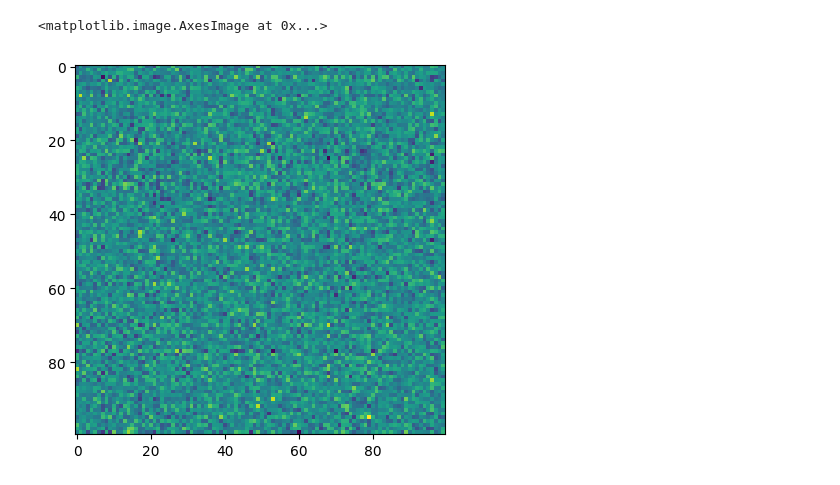
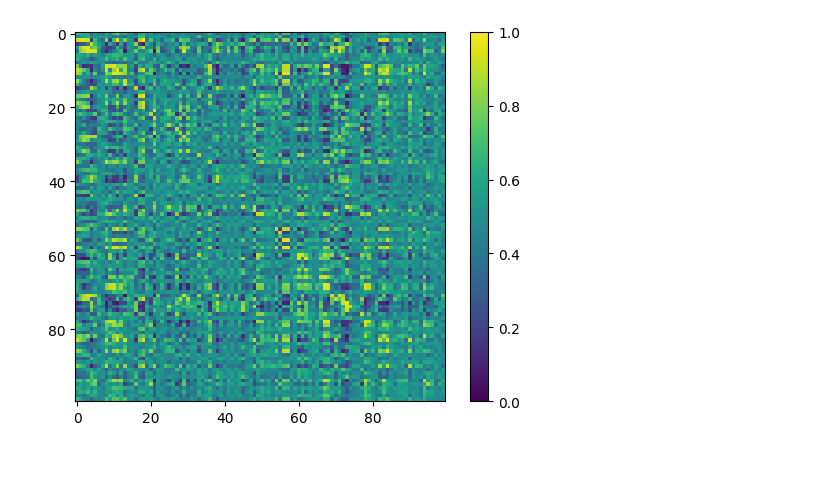
Before and after one commit to stefanpate/rcgnn, a Jupyter notebook: notebooks/mf_rosenthal.ipynb, the cells around one changed output. Saved outputs shown, nothing was run; the diff lists cells and outputs as text; code cells hidden in the pictures.

```diff
--- a/notebooks/mf_rosenthal.ipynb
+++ b/notebooks/mf_rosenthal.ipynb
@@ -24,12 +106,30 @@ class MatrixFactorization(torch.nn.Module):
         super().__init__()
         self.user_factors = torch.nn.Embedding(n_users, n_factors, sparse=False)
         self.item_factors = torch.nn.Embedding(n_items, n_factors, sparse=False)
+        self.user_biases = torch.nn.Embedding(n_users, 1, sparse=False)
+        self.item_biases = torch.nn.Embedding(n_items, 1, sparse=False)
+
+        # self.user_factors.weight = self.scale_embed(self.user_factors.weight)
+        # self.item_factors.weight = self.scale_embed(self.item_factors.weight)
+
+        # torch.nn.init.normal_(self.user_biases.weight, mean=0, std=3e-1)
+        # torch.nn.init.normal_(self.item_biases.weight, mean=0, std=1e-1)
+        # torch.nn.init.normal_(self.user_factors.weight, mean=0, std=1e-1)
+        # torch.nn.init.normal_(self.item_factors.weight, mean=0, std=1e-1)
 
     def forward(self, user, item):
-        return torch.matmul(self.user_factors(user), torch.t(self.item_factors(item)))
+        pred = (self.user_factors(user) * self.item_factors(item)).sum(dim=1, keepdim=True) # + self.user_biases(user) + self.item_biases(item)
+        return pred
+        # return torch.sigmoid(pred)
 
-model = MatrixFactorization(n_users, n_items, n_factors=20).to(device)
+    def scale_embed(self, embedding):
+        np_embed = embedding.detach().numpy()
+        np_embed /= np.linalg.norm(np_embed, axis=1).reshape(-1,1)
+        return torch.nn.Parameter(torch.FloatTensor(np_embed))
 
-loss_func = torch.nn.MSELoss()
+model = MatrixFactorization(n_users, n_items, n_factors=5).to(device)
 
-optimizer = torch.optim.SGD(model.parameters(), lr=1e-3, weight_decay=1e-3)  # learning rate
+# loss_func = torch.nn.MSELoss()
+loss_func = torch.nn.BCELoss()
+
+optimizer = torch.optim.SGD(model.parameters(), lr=5e-3, weight_decay=1e-3)  # learning rate
@@ -83,10 +224,10 @@ plt.imshow(ratings)
 # %%
-all_users = torch.LongTensor(np.arange(n_users))
-all_items = torch.LongTensor(np.arange(n_items))
+all_users, all_items = [torch.LongTensor(elt) for elt in cart_prod(np.arange(n_users), np.arange(n_items))]
 
-y_pred = model(all_users, all_items).detach().numpy()
+y_pred = model(all_users, all_items).detach().numpy().reshape(n_users, n_items)
 
 plt.imshow(y_pred)
+plt.colorbar()
+plt.clim(0,1)
 # %% [output]
-<matplotlib.image.AxesImage at 0x...>
-[figure, old version]
+[figure, new version]
```
Also changed, not shown: parts of 20 cells of this notebook, 19 other files.
